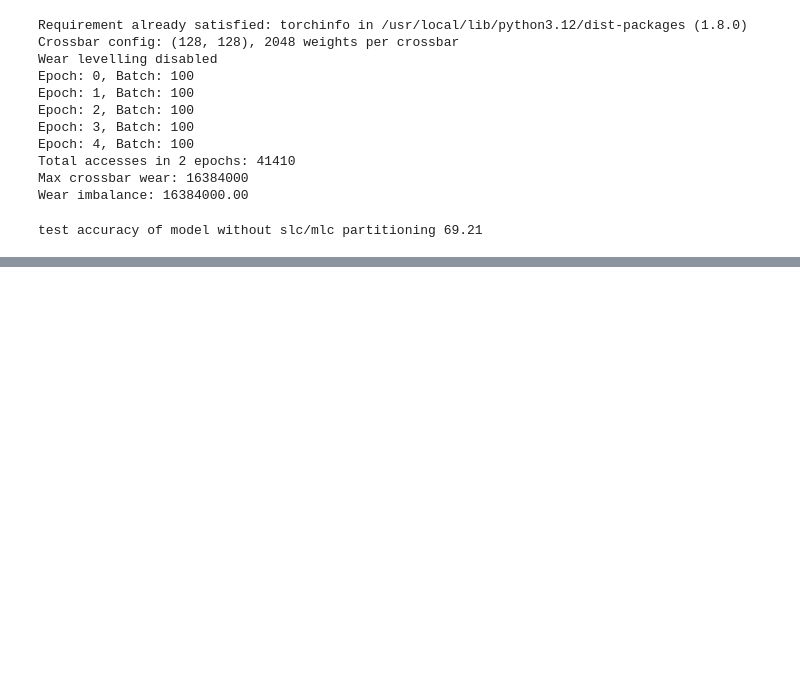
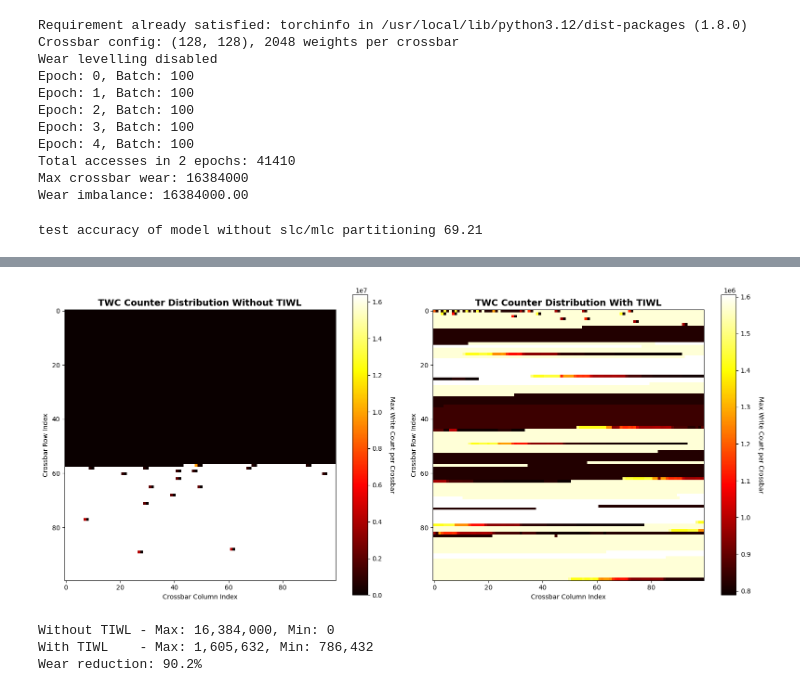
Before and after one commit to Ahbar1999/mtp-pimsimulator, a Jupyter notebook: pimsimulator_v2.ipynb, the cells around one changed output, grey strips where cells are left out. Saved outputs shown, nothing was run; the diff lists cells and outputs as text; code cells hidden in the pictures; blank space fills up the shorter version.

```diff
--- a/pimsimulator_v2.ipynb
+++ b/pimsimulator_v2.ipynb
@@ -215,8 +215,6 @@ class PIMSimulator:
 
         rows_affected = math.ceil(elements / weights_per_row)
         writes_per_row = total_writes // rows_affected if rows_affected > 0 else total_writes
-
-        # assert(rows_affected <= 128)
 
         for logical_row in range(min(rows_affected, self.crossbar_rows)):
             physical_xbar = self.laid_to_paid_map[crossbar_laid]
@@ -486,22 +484,25 @@ class PIMSimulator:
           self.iwc_counters[laid] += total_writes
           self.twc_counters[paid] += total_writes # Simplification for total wear
 
+          ''''
           # Log row-level wear
           weights_per_row = (self.crossbar_cols * segment['bits_per_cell']) // self.weight_bits
           rows_affected = math.ceil(segment['elements'] / max(1, weights_per_row))
           writes_per_row = total_writes // max(1, rows_affected)
 
           self.access_count += 1
-
-          for row_idx in range(min(rows_affected, self.crossbar_rows)):
-              self.row_write_counts[paid][row_idx] += writes_per_row
+          self._log_row_level_writes(laid, segment['elements'], total_writes)
+          # for row_idx in range(min(rows_affected, self.crossbar_rows)):
+          #     self.row_write_counts[paid][row_idx] += writes_per_row
+          '''
 
       self.access_count += 1
       if self.access_count % self.remapping_interval == 0:
           self.perform_remapping(k_swaps)
-
+      '''
       if self.access_count_for_rows % self.remapping_interval == 0:
           self.perform_row_remapping()
+      '''
 # %%
 class PIMTrainingHook:
     def __init__(self, pim_simulator, k_swaps=-1):
@@ -977,7 +978,7 @@ def plot_crossbar_wear_heatmap(pim_simulator_no_tiwl, pim_simulator_with_tiwl,
       wear_grid_no_tiwl = wear_without_tiwl[:grid_rows*grid_cols].reshape(grid_rows, grid_cols)
 
       im1 = ax1.imshow(wear_grid_no_tiwl, cmap='hot', interpolation='nearest')
-      ax1.set_title('Last Interval Wear Distribution Without TIWL', fontsize=14, fontweight='bold')
+      ax1.set_title('TWC Counter Distribution Without TIWL', fontsize=14, fontweight='bold')
       ax1.set_xlabel('Crossbar Column Index')
       ax1.set_ylabel('Crossbar Row Index')
       cbar1 = plt.colorbar(im1, ax=ax1)
@@ -990,7 +991,7 @@ def plot_crossbar_wear_heatmap(pim_simulator_no_tiwl, pim_simulator_with_tiwl,
       wear_grid_with_tiwl = wear_with_tiwl[:grid_rows*grid_cols].reshape(grid_rows, grid_cols)
 
       im2 = ax2.imshow(wear_grid_with_tiwl, cmap='hot', interpolation='nearest')
-      ax2.set_title('Last Interval Wear Distribution With TIWL', fontsize=14, fontweight='bold')
+      ax2.set_title('TWC Counter Distribution With TIWL', fontsize=14, fontweight='bold')
       ax2.set_xlabel('Crossbar Column Index')
       ax2.set_ylabel('Crossbar Row Index')
       cbar2 = plt.colorbar(im2, ax=ax2)
@@ -1568,7 +1569,6 @@ Wear reduction: 9.4%
 import torchinfo, torchvision
 from torchvision import models
 from torchinfo import summary
-
 
 import torchvision.models as models
 
@@ -1594,7 +1594,7 @@ test_loader = torch.utils.data.DataLoader(test_dataset,
                                            batch_size=16, shuffle=True)
 
 # Initialize one simulator with default settings(wear levelling enabled)
-pim_sim_cifar_no_wear_levelling = PIMSimulator(num_crossbars=1000000, wear_levelling_enabled=False)
+pim_sim_cifar_no_wear_levelling = PIMSimulator(num_crossbars=100000, wear_levelling_enabled=False)
 pim_sim_cifar_no_wear_levelling.register_model(model)
 pim_hook = PIMTrainingHook(pim_sim_cifar_no_wear_levelling, k_swaps=25)
 pim_hook.register_hooks(model)
@@ -1640,0 +1729,7 @@ test accuracy of model without slc/mlc partitioning 69.21
+# %%
+plot_crossbar_wear_heatmap(pim_sim_cifar_no_wear_levelling, pim_sim_cifar, grid_shape=(100, 100), save_path="heatmap.png")
+# %% [output]
+[figure, added]
+Without TIWL - Max: 16,384,000, Min: 0
+With TIWL    - Max: 1,605,632, Min: 786,432
+Wear reduction: 90.2%
```
Also changed, not shown: parts of 2 cells of this notebook.
